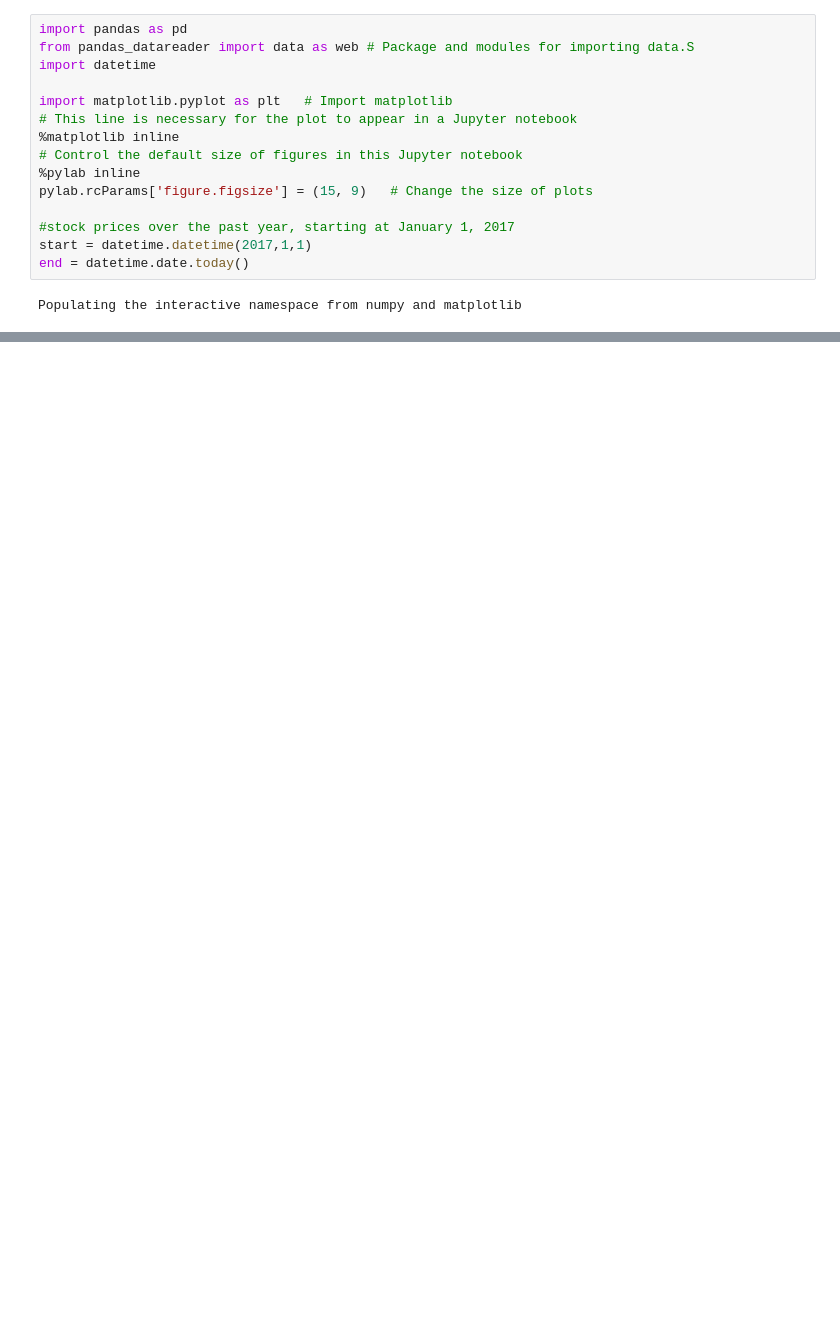
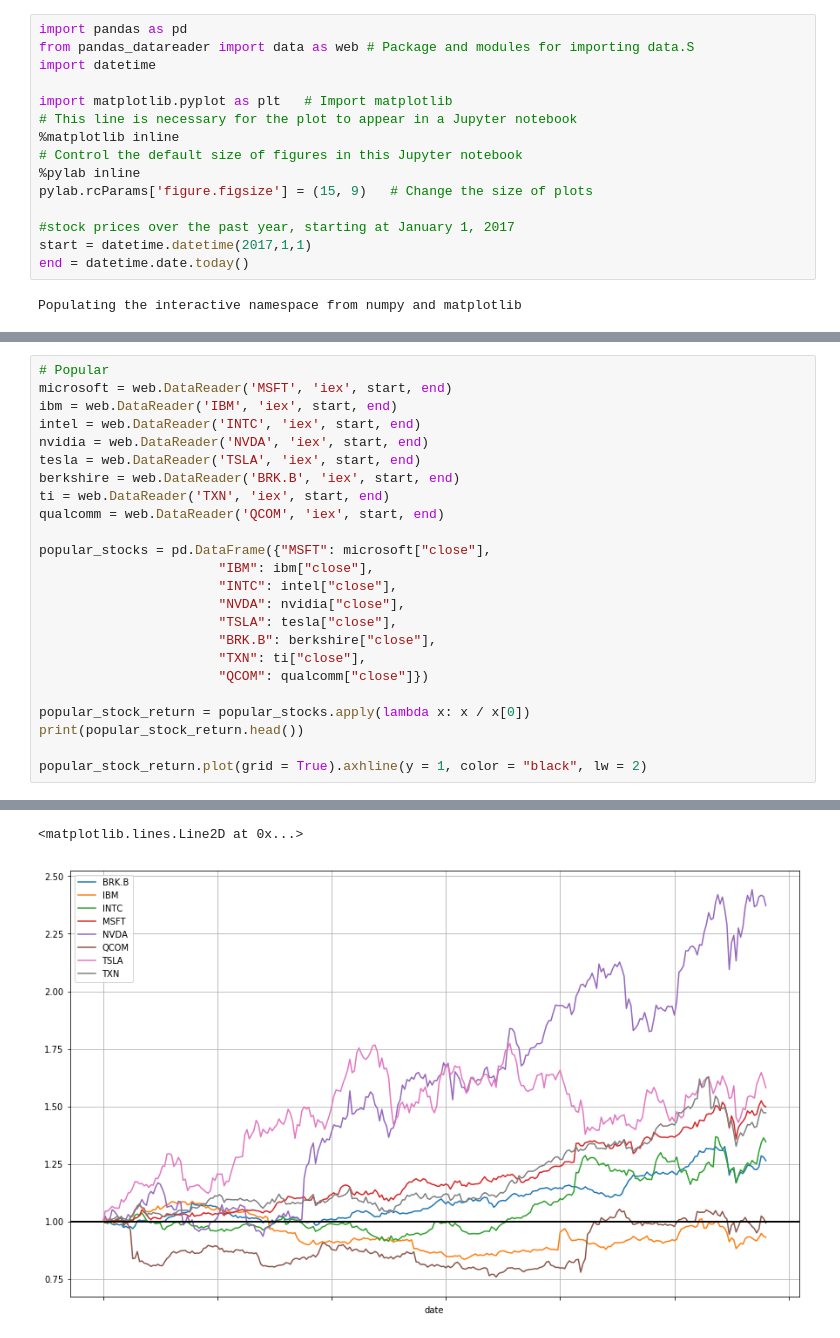
Before and after one commit to arlose/pyUSStockReader, a Jupyter notebook: USStock.ipynb, the cells around one changed output, grey strips where cells are left out. Saved outputs shown, nothing was run; the diff lists cells and outputs as text; blank space fills up the shorter version.

```diff
--- a/USStock.ipynb
+++ b/USStock.ipynb
@@ -78,0 +123,25 @@ gene_stock_return.plot(grid = True).axhline(y = 1, color = "black", lw = 2)
+# %%
+# Popular
+microsoft = web.DataReader('MSFT', 'iex', start, end)
+ibm = web.DataReader('IBM', 'iex', start, end)
+intel = web.DataReader('INTC', 'iex', start, end)
+nvidia = web.DataReader('NVDA', 'iex', start, end)
+tesla = web.DataReader('TSLA', 'iex', start, end)
+berkshire = web.DataReader('BRK.B', 'iex', start, end)
+ti = web.DataReader('TXN', 'iex', start, end)
+qualcomm = web.DataReader('QCOM', 'iex', start, end)
+
+popular_stocks = pd.DataFrame({"MSFT": microsoft["close"],
+                       "IBM": ibm["close"],
+                       "INTC": intel["close"],
+                       "NVDA": nvidia["close"],
+                       "TSLA": tesla["close"],
+                       "BRK.B": berkshire["close"],
+                       "TXN": ti["close"],
+                       "QCOM": qualcomm["close"]})
+
+popular_stock_return = popular_stocks.apply(lambda x: x / x[0])
+print(popular_stock_return.head())
+
+popular_stock_return.plot(grid = True).axhline(y = 1, color = "black", lw = 2)
+# %% [output]
@@ -78,0 +165,2 @@ gene_stock_return.plot(grid = True).axhline(y = 1, color = "black", lw = 2)
+<matplotlib.lines.Line2D at 0x...>
+[figure, added]
```
Also changed, not shown: parts of 4 cells of this notebook.
